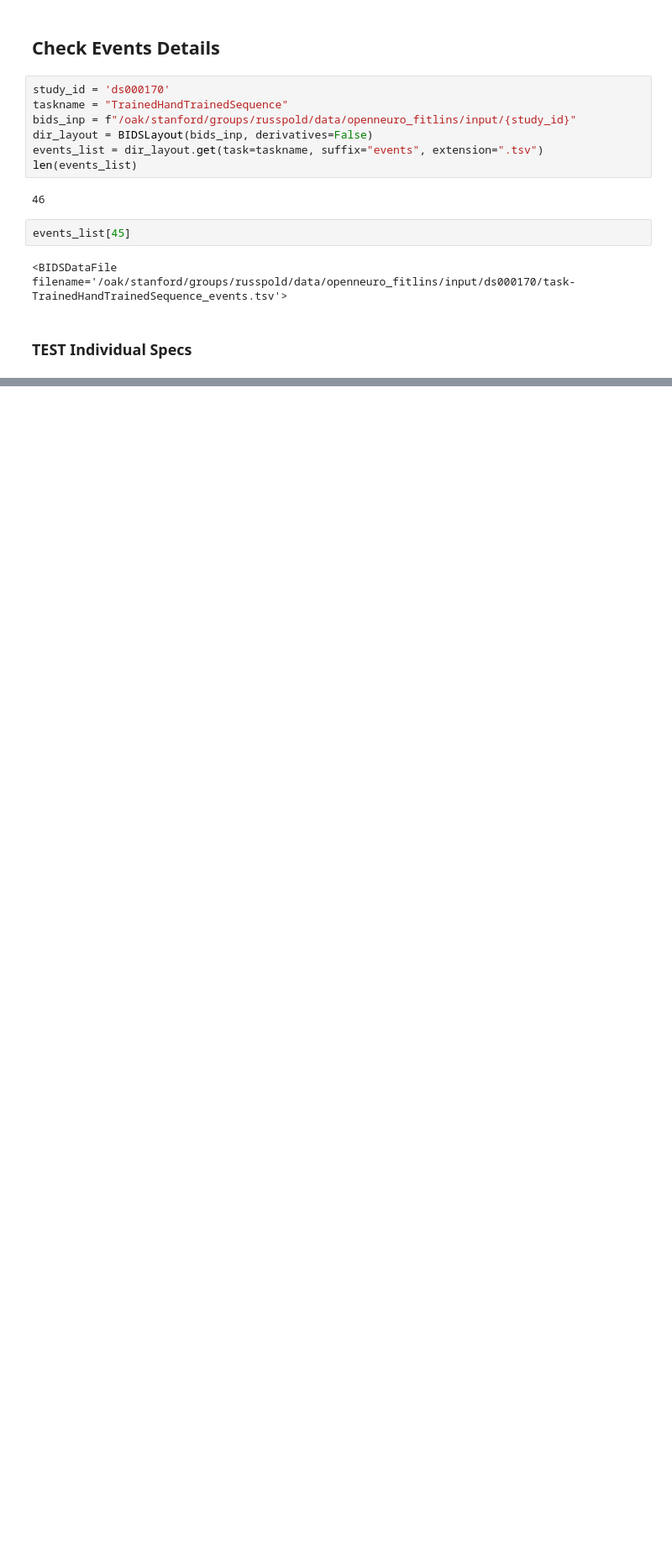
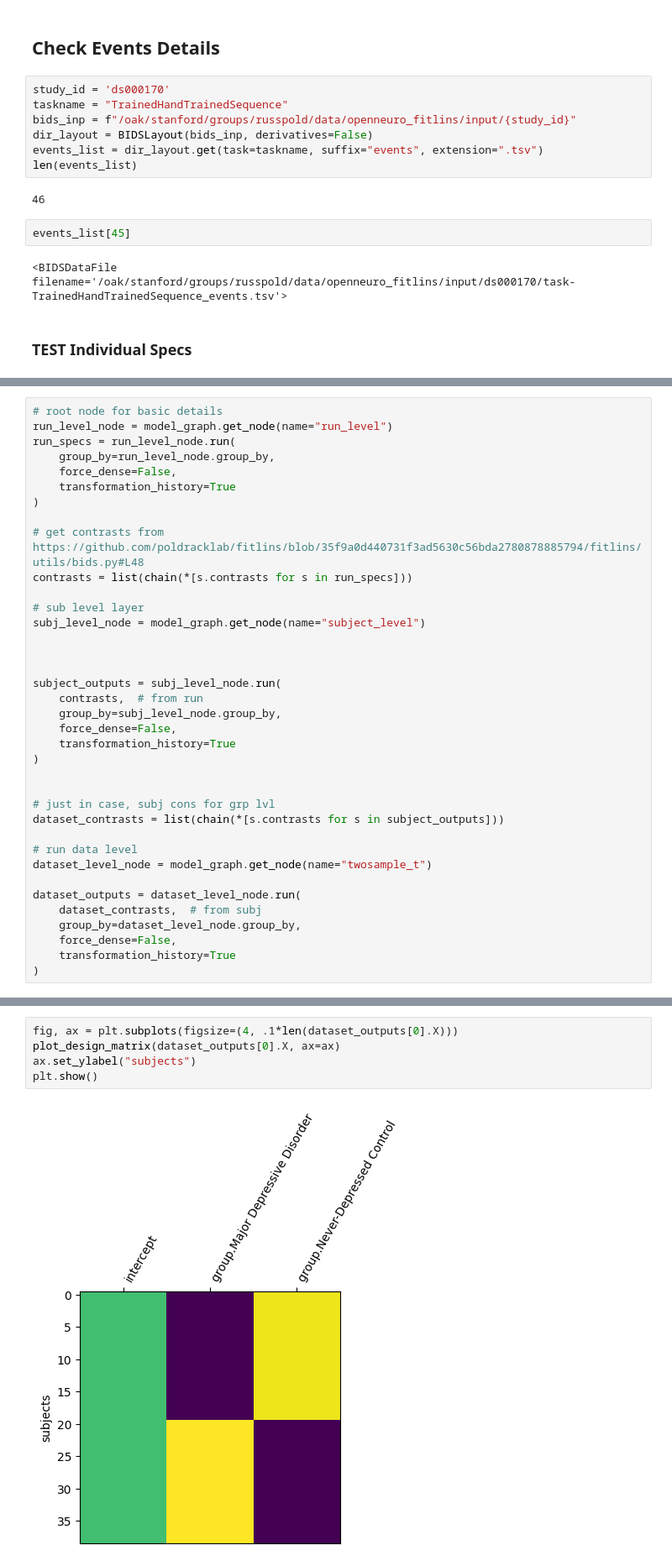
Before and after one commit to demidenm/openneuro_glmfitlins, a Jupyter notebook: scripts/jupyter_notebooks/transformations.ipynb, the cells around one changed output, grey strips where cells are left out. Shown at 84% size. Saved outputs shown, nothing was run; the diff lists cells and outputs as text; blank space fills up the shorter version.

```diff
--- a/scripts/jupyter_notebooks/transformations.ipynb
+++ b/scripts/jupyter_notebooks/transformations.ipynb
@@ -2016,0 +2855,37 @@ outputs[0].trans_hist[1].output.to_df().head(20)
+# %%
+# root node for basic details
+run_level_node = model_graph.get_node(name="run_level")
+run_specs = run_level_node.run(
+    group_by=run_level_node.group_by,
+    force_dense=False,
+    transformation_history=True
+)
+
+# get contrasts from https://github.com/poldracklab/fitlins/blob/35f9a0d440731f3ad5630c56bda2780878885794/fitlins/utils/bids.py#L48
+contrasts = list(chain(*[s.contrasts for s in run_specs]))
+
+# sub level layer
+subj_level_node = model_graph.get_node(name="subject_level")
+
+
+
+subject_outputs = subj_level_node.run(
+    contrasts,  # from run
+    group_by=subj_level_node.group_by,
+    force_dense=False,
+    transformation_history=True
+)
+
+
+# just in case, subj cons for grp lvl
+dataset_contrasts = list(chain(*[s.contrasts for s in subject_outputs]))
+
+# run data level
+dataset_level_node = model_graph.get_node(name="twosample_t")
+
+dataset_outputs = dataset_level_node.run(
+    dataset_contrasts,  # from subj
+    group_by=dataset_level_node.group_by,
+    force_dense=False,
+    transformation_history=True
+)
@@ -2016,0 +2933,7 @@ outputs[0].trans_hist[1].output.to_df().head(20)
+# %%
+fig, ax = plt.subplots(figsize=(4, .1*len(dataset_outputs[0].X)))
+plot_design_matrix(dataset_outputs[0].X, ax=ax)
+ax.set_ylabel("subjects")
+plt.show()
+# %% [output]
+[figure, added]
```
Also changed, not shown: parts of 30 cells of this notebook, 4 other files.
